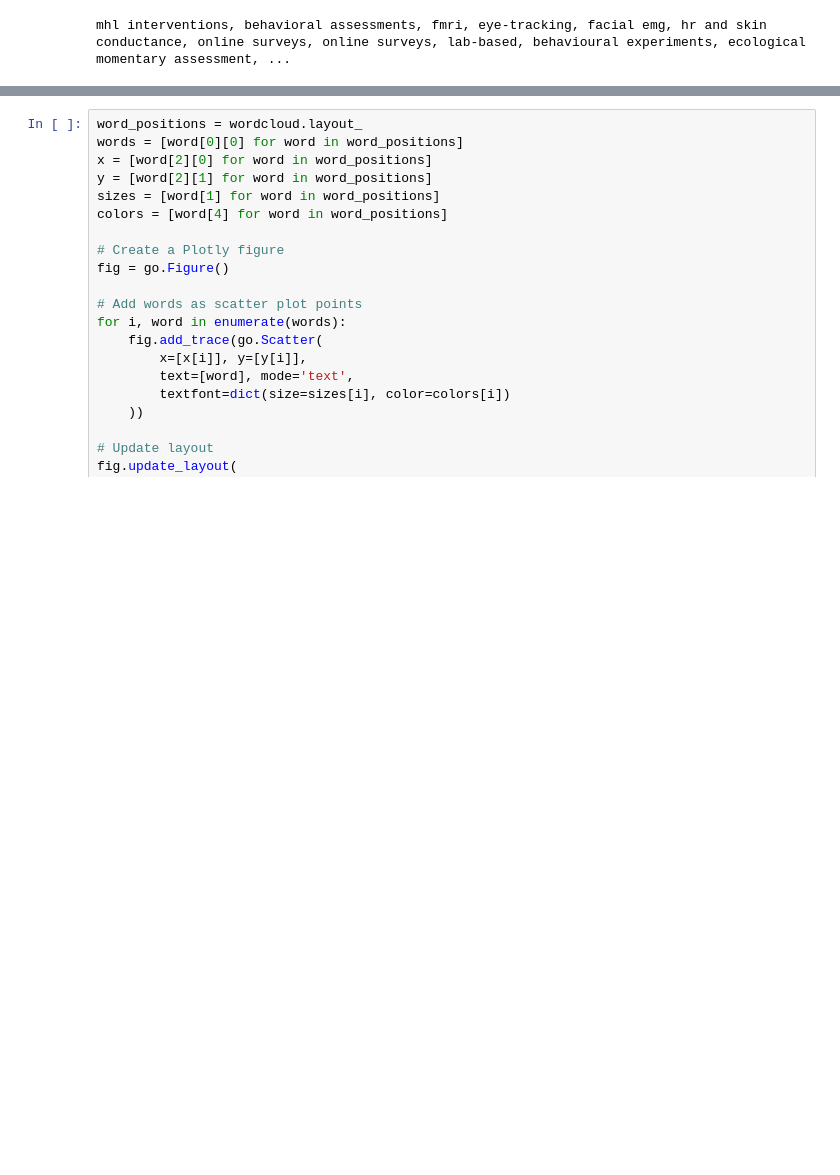
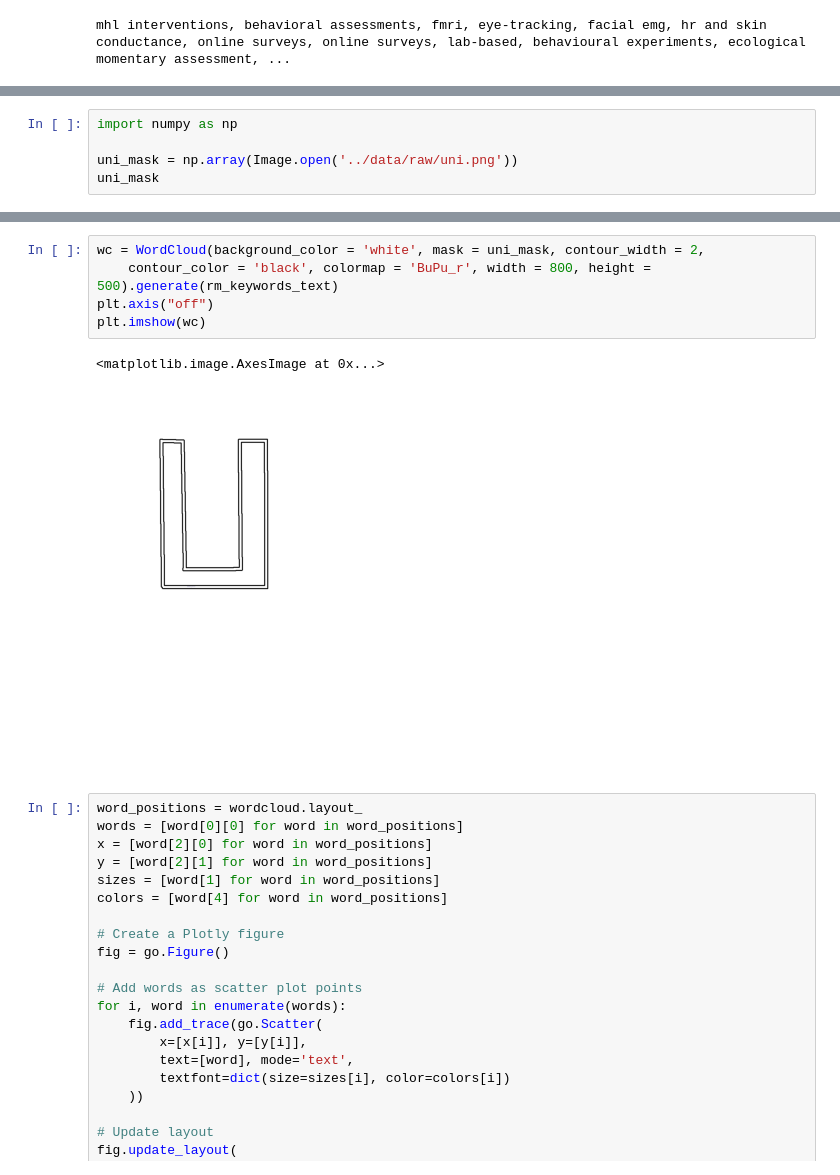
Before and after one commit to lakhi/health_in_society_research_network, a Jupyter notebook: notebooks/word_clouds.ipynb, the cells around one changed output, grey strips where cells are left out. Cells and saved outputs as stored; diff of their text form; blank space fills up the shorter version.

Commit message:
basic attempt for wordclound mapped onto mask image

```diff
--- a/notebooks/word_clouds.ipynb
+++ b/notebooks/word_clouds.ipynb
@@ -327,0 +328,5 @@ plt.show()
+# %%
+import numpy as np
+
+uni_mask = np.array(Image.open('../data/raw/uni.png'))
+uni_mask
@@ -328,3 +351,11 @@ plt.show()
+# %%
+wc = WordCloud(background_color = 'white', mask = uni_mask, contour_width = 2,
+    contour_color = 'black', colormap = 'BuPu_r', width = 800, height = 500).generate(rm_keywords_text)
+plt.axis("off")
+plt.imshow(wc)
+# %% [output]
+<matplotlib.image.AxesImage at 0x...>
+[figure, added]
 # %%
 word_positions = wordcloud.layout_
 words = [word[0][0] for word in word_positions]
```
Also changed, not shown: parts of 3 cells of this notebook, 2 other files.
